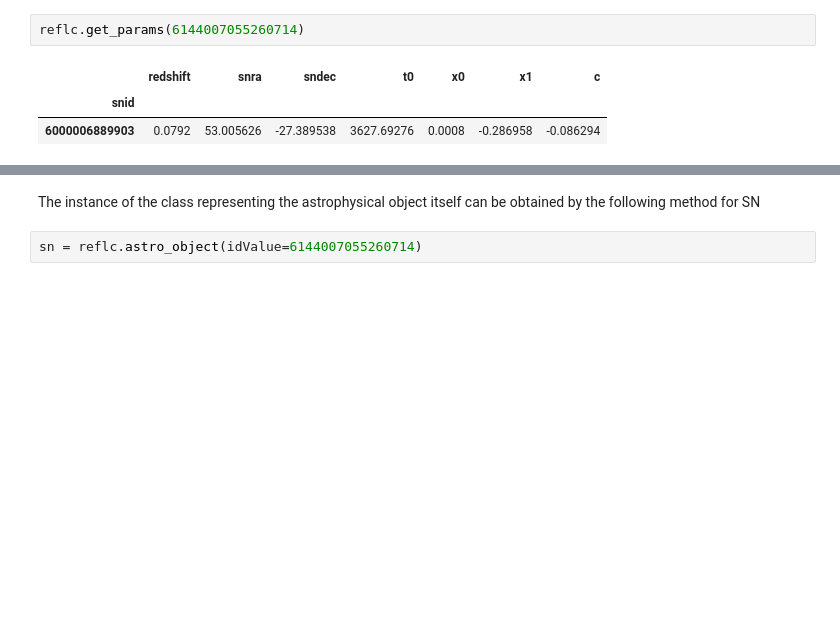
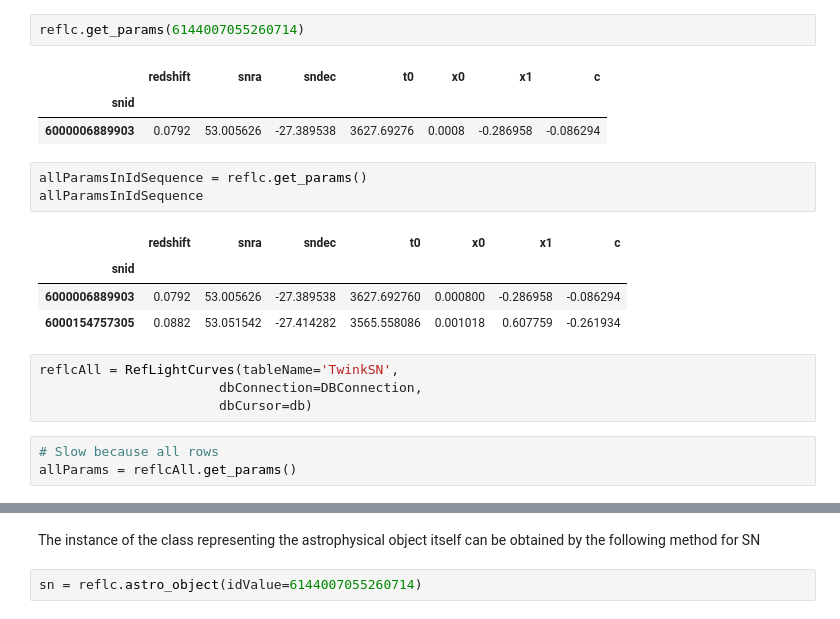
Before and after one commit to LSSTDESC/Monitor, a Jupyter notebook: examples/reference_lc.ipynb, the cells around one changed output, grey strips where cells are left out. Saved outputs shown, nothing was run; the diff lists cells and outputs as text; blank space fills up the shorter version.

```diff
--- a/examples/reference_lc.ipynb
+++ b/examples/reference_lc.ipynb
@@ -112,3 +131,18 @@ reflc.get_params(6144007055260714)
 |  | redshift | snra | sndec | t0 | x0 | x1 | c |
 | snid |  |  |  |  |  |  |  |
 | 6000006889903 | 0.0792 | 53.005626 | -27.389538 | 3627.69276 | 0.0008 | -0.286958 | -0.086294 |
+# %%
+allParamsInIdSequence = reflc.get_params()
+allParamsInIdSequence
+# %% [output]
+|  | redshift | snra | sndec | t0 | x0 | x1 | c |
+| snid |  |  |  |  |  |  |  |
+| 6000006889903 | 0.0792 | 53.005626 | -27.389538 | 3627.692760 | 0.000800 | -0.286958 | -0.086294 |
+| 6000154757305 | 0.0882 | 53.051542 | -27.414282 | 3565.558086 | 0.001018 | 0.607759 | -0.261934 |
+# %%
+reflcAll = RefLightCurves(tableName='TwinkSN',
+                       dbConnection=DBConnection,
+                       dbCursor=db)
+# %%
+# Slow because all rows
+allParams = reflcAll.get_params()
```
Also changed, not shown: parts of 20 cells of this notebook, 1 other file.
